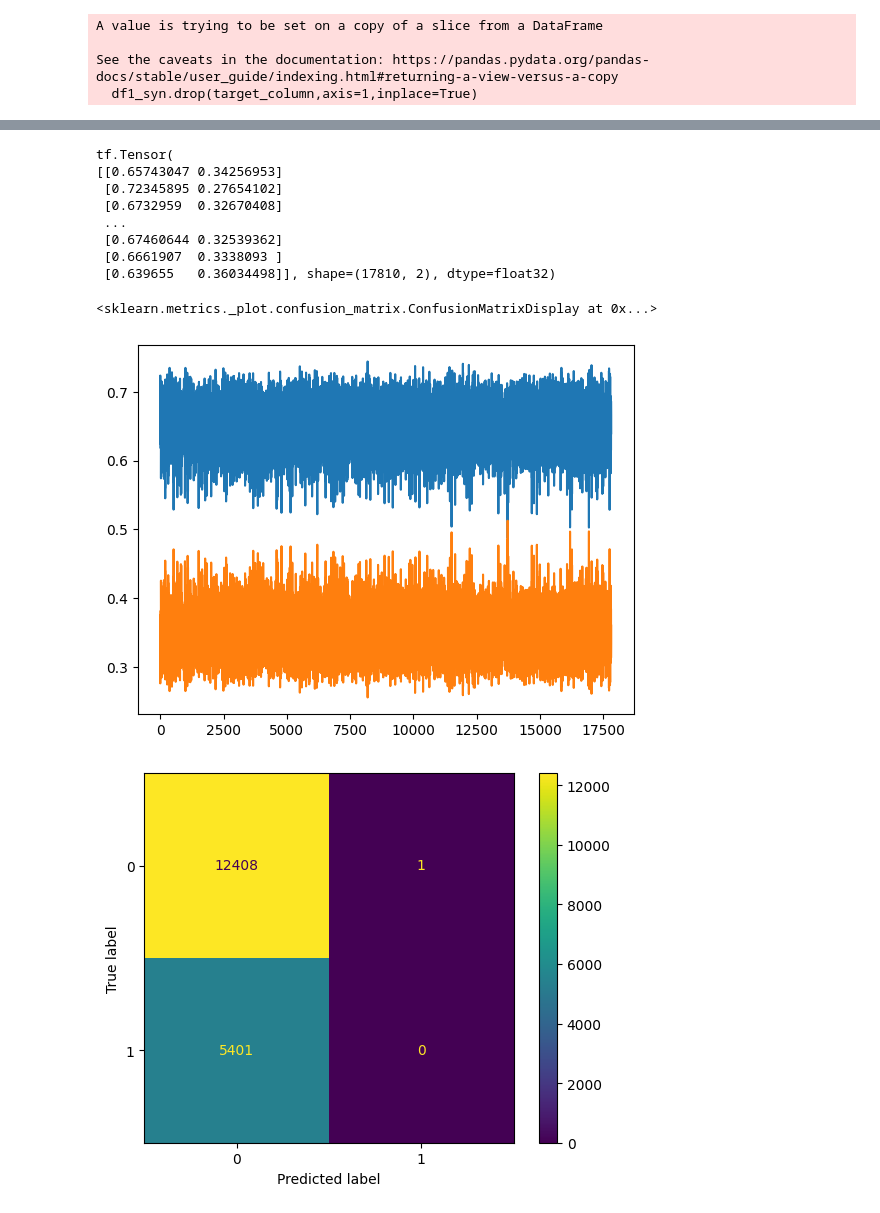
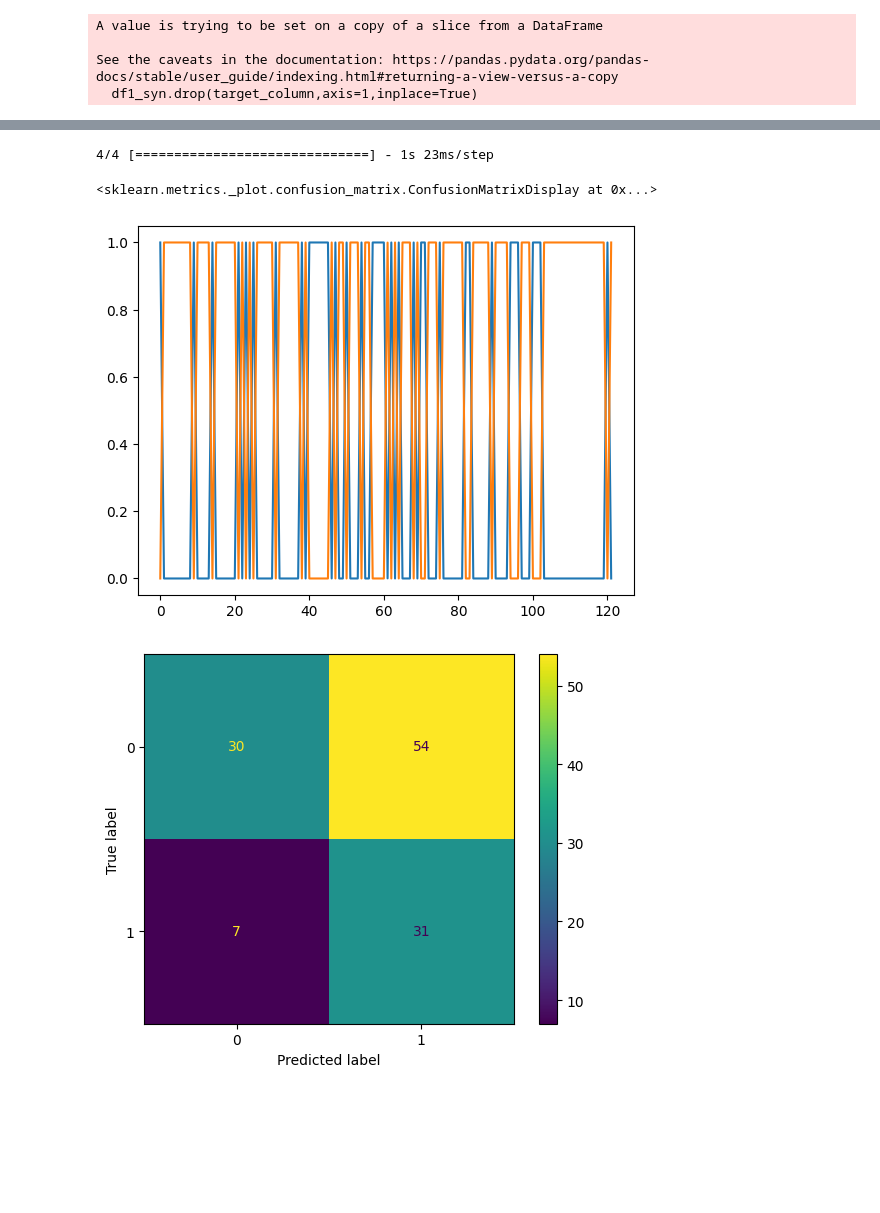
Before and after one commit to Christofferfuglkjaer/Dataproject, a Jupyter notebook: bincs.ipynb, the cells around one changed output, grey strips where cells are left out. Drawn from its saved outputs; the diff is of its cells as text; code cells hidden in the pictures; blank space fills up the shorter version.

```diff
--- a/bincs.ipynb
+++ b/bincs.ipynb
@@ -32,15 +52,3 @@ df = df.drop(columns=['Født'])
 df = df.drop(columns=['Materialedato A'])
 df = df.drop(columns=['Materialedato B'])
 df = df.drop(columns=['Materialedato C'])
-# %%
-def pin_update(row):
-    if row["Total Row Score C"] <= 7:
-        return 1
-    else:
-        return 0
-# %%
-def pin_update1(row):
-     if 5 < row["Total Row Score C"]:
-          return 1
-     else:
-          return 0
@@ -52,21 +55,30 @@ df['Output'] = Output
 # %%
+Output = df.apply(pin_update, axis=1)
+Output1 = df.apply(pin_update1, axis=1)
+df['Output'] = Output
+df['Output1'] = Output1
+
+
 df1 = df[["Anteroposterior 1",
           'Anteroposterior 2',
           'Vertical 1',
           'Vertical 2',
           'Transverse',
           'Spacing',
-          'Pan 1',
+          'Tooth shape/size\r\n',
+          "Pan 2\r\n",
           'Total Row Score A',
           'Anteroposterior 1.1',
-          'Anteroposterior 2.1',
+          'Anteroposterior',
           'Vertical 1.1',
           'Vertical 2.1',
           'Transverse.1',
           'Spacing.1',
-          'Pan 1.1',
+          'Tooth shape/size\r\n.1',
+          'Pan 2\r\n.1',
           'Total Row Score B',
-          'Output']]
+          'Output',
+          'Output1']]
 
 
 df1 = df1.iloc[1:, :]
@@ -89,7 +101,7 @@ df1
 # %%
 #sletter output1 skal bare sættes ind igen
 
-target_column = ["Output"]
+target_column = ["Output","Output1"]
 numerical_column = df1.columns.drop(target_column)
 output_rows = df1[target_column]
 df1.drop(target_column,axis=1,inplace=True)
@@ -287,23 +240,20 @@ tensor = torch.tensor(output_rows_syn.values)
 # %%
+predicted = model.predict(df1)
+tensor = torch.tensor(output_rows.values)
 predic = tf.squeeze(predicted)
+
+
 plt.plot(predic)
-print(predic)
+
 predict= np.array([np.argmax(row) for row in predic])
 actual = np.array([np.argmax(row) for row in tensor])
 conf_mat = confusion_matrix(actual, predict)
 displ = ConfusionMatrixDisplay(confusion_matrix=conf_mat)
 displ.plot()
 # %% [output]
-tf.Tensor(
-[[0.65743047 0.34256953]
- [0.72345895 0.27654102]
- [0.6732959  0.32670408]
- ...
- [0.67460644 0.32539362]
- [0.6661907  0.3338093 ]
- [0.639655   0.36034498]], shape=(17810, 2), dtype=float32)
+4/4 [==============================] - 1s 23ms/step
 <sklearn.metrics._plot.confusion_matrix.ConfusionMatrixDisplay at 0x...>
-[figure, old version]
+[figure, new version]
-[figure, old version]
+[figure, new version]
 # %%
 def total_row_score(vector):
```
Also changed, not shown: parts of 13 cells of this notebook, 2 other files.
